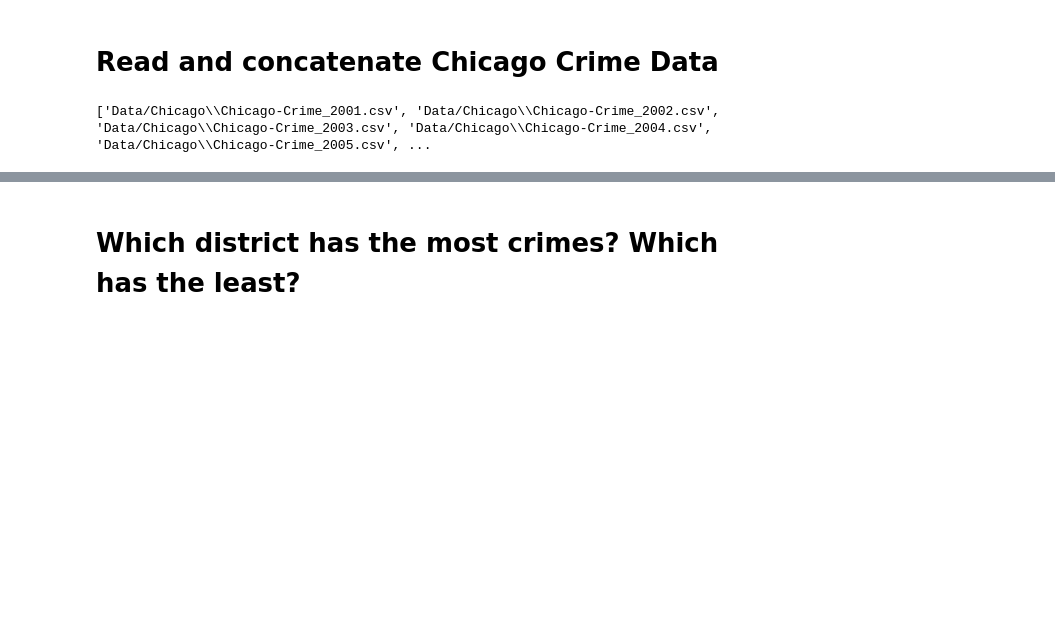
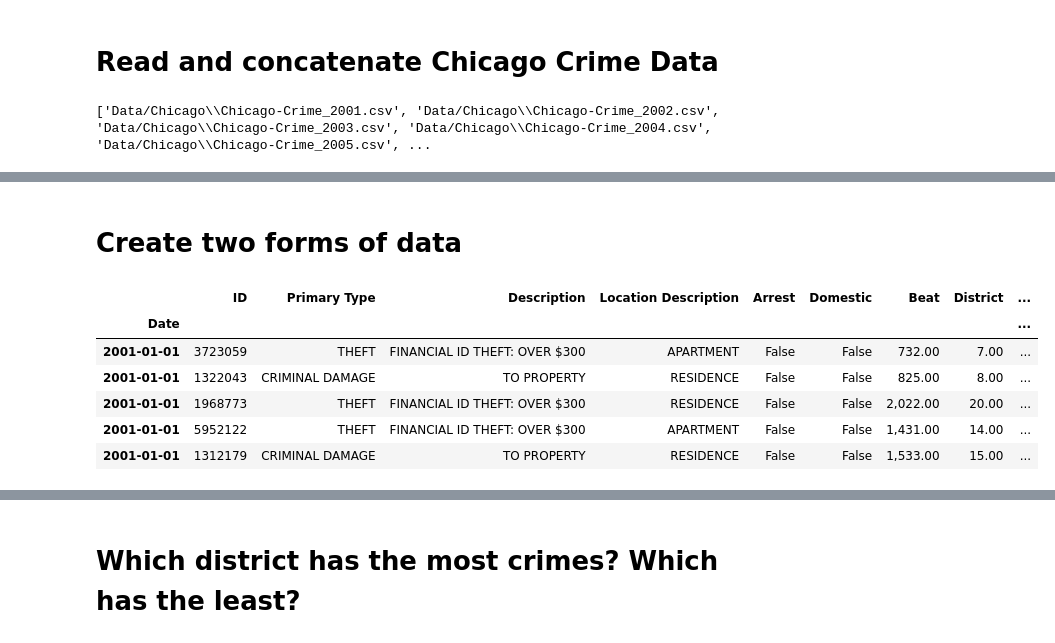
Before and after one commit to hawkeyedatatsai/Chicago-Crime-Data, a Jupyter notebook: Questions.ipynb, the cells around one changed output, grey strips where cells are left out. Saved outputs shown, nothing was run; the diff lists cells and outputs as text; code cells hidden in the pictures; blank space fills up the shorter version.

```diff
--- a/Questions.ipynb
+++ b/Questions.ipynb
@@ -36,0 +59,18 @@ display(df.head(),df.tail())
+# %% [markdown]
+# Create two forms of data
+# %%
+# Original format: convert Date to datetime dtype
+df['Date'] = pd.to_datetime(df['Date'],
+                           format = '%m/%d/%Y %I:%M:%S %p')
+
+# set the datetime column as the index
+df = df.set_index('Date')
+df.head()
+# %% [output]
+|  | ID | Primary Type | Description | Location Description | Arrest | Domestic | Beat | District | ... |
+| Date |  |  |  |  |  |  |  |  | ... |
+| 2001-01-01 | 3723059 | THEFT | FINANCIAL ID THEFT: OVER $300 | APARTMENT | False | False | 732.00 | 7.00 | ... |
+| 2001-01-01 | 1322043 | CRIMINAL DAMAGE | TO PROPERTY | RESIDENCE | False | False | 825.00 | 8.00 | ... |
+| 2001-01-01 | 1968773 | THEFT | FINANCIAL ID THEFT: OVER $300 | RESIDENCE | False | False | 2,022.00 | 20.00 | ... |
+| 2001-01-01 | 5952122 | THEFT | FINANCIAL ID THEFT: OVER $300 | APARTMENT | False | False | 1,431.00 | 14.00 | ... |
+| 2001-01-01 | 1312179 | CRIMINAL DAMAGE | TO PROPERTY | RESIDENCE | False | False | 1,533.00 | 15.00 | ... |
```
Also changed, not shown: parts of 6 cells of this notebook, 1 other file.
